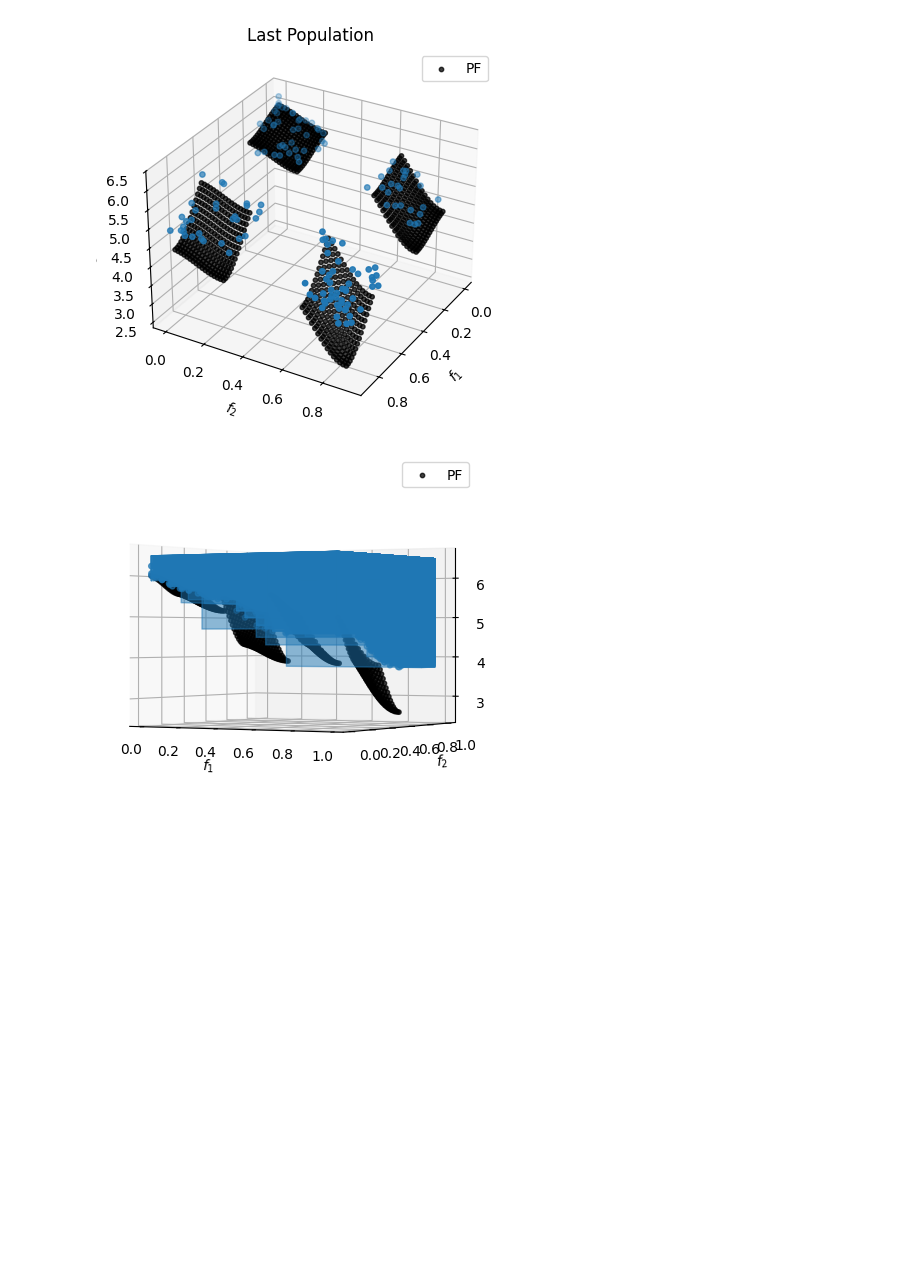
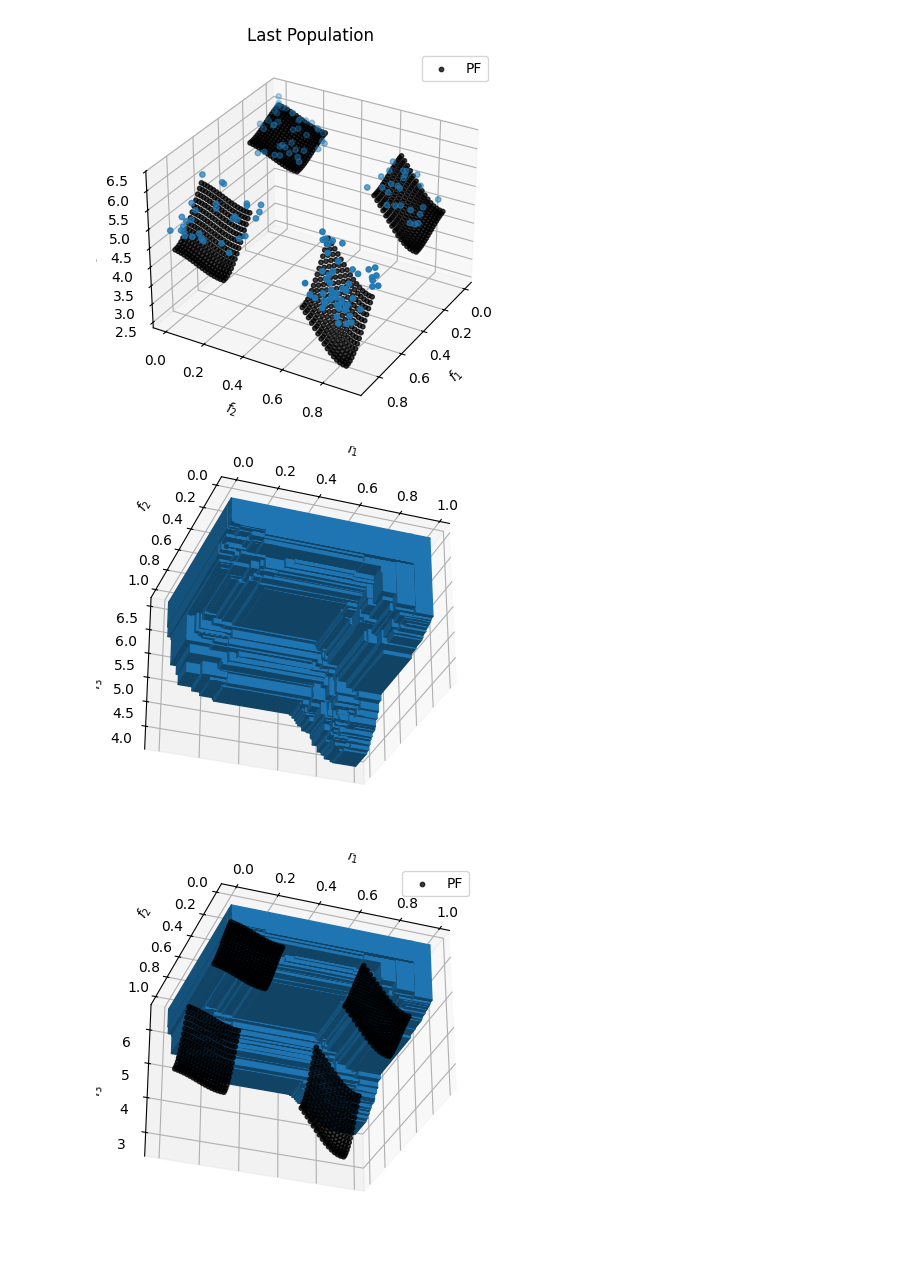
Before and after one commit to electronsandstuff/ParetoBench, a Jupyter notebook: example_notebooks/plotting.ipynb, the cells around one changed output. Cells and saved outputs as stored; diff of their text form; code cells hidden in the pictures; blank space fills up the shorter version.

```diff
--- a/example_notebooks/plotting.ipynb
+++ b/example_notebooks/plotting.ipynb
@@ -13,9 +13,3 @@ from paretobench.container_plotting import (
 )
 import numpy as np
 import matplotlib.pyplot as plt
-
-exp = pb.Experiment.load("data/for_plotting.h5")
-last_pop = exp.runs[1].reports[-1]
-
-fig, ax = plot_objectives(last_pop, settings=PlotObjectivesSettings(plot_dominated_area=True))
-ax.view_init(-30, 250)
@@ -119,10 +111,14 @@ Text(0.5, 0.92, 'Last Population')
 [figure]
 # %%
 last_pop = exp.runs[1].reports[-1]
+
+fig, ax = plot_objectives(last_pop, settings=PlotObjectivesSettings(plot_dominated_area=True))
+ax.view_init(-30, 250)
 
 fig, ax = plot_objectives(
     last_pop, settings=PlotObjectivesSettings(problem=exp.runs[1].problem, plot_dominated_area=True)
 )
-ax.view_init(0, -60)
+ax.view_init(-30, 250)
 # %% [output]
-[figure, old version]
+[figure, new version]
+[figure, added]
```
Also changed, not shown: parts of 1 cell of this notebook, 1 other file.
